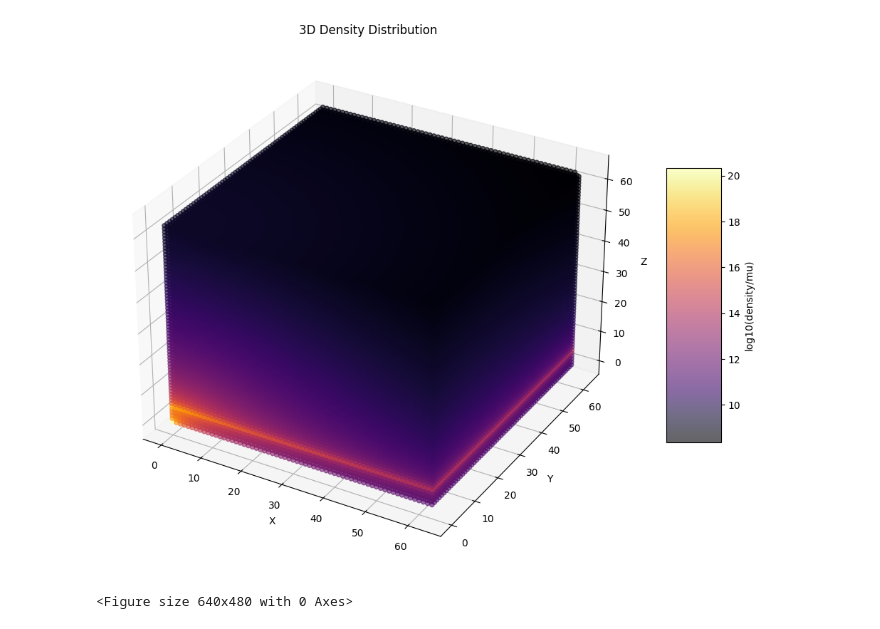
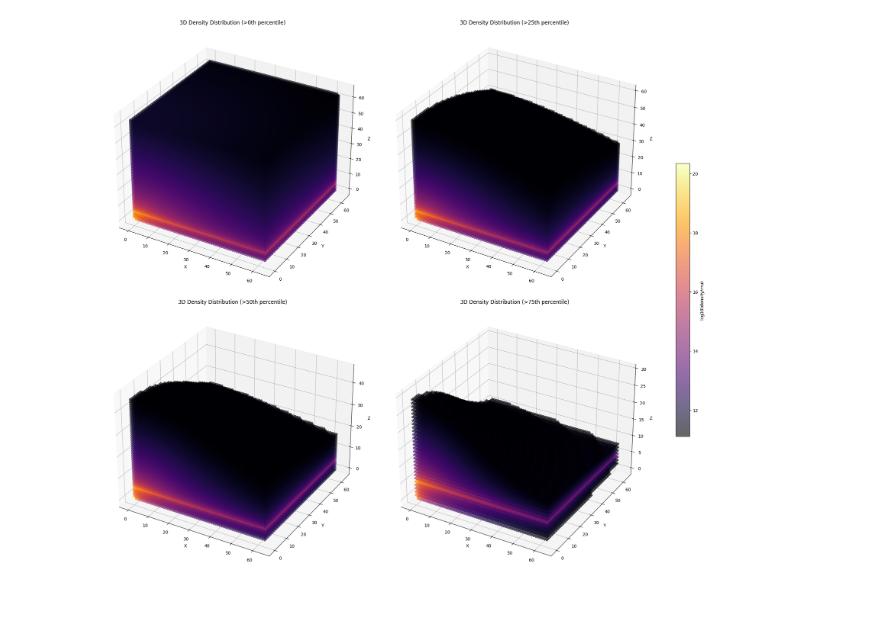
Before and after one commit to K1zum1/AstroWind, a Jupyter notebook: source/density_map.ipynb, the cells around one changed output. Cells and saved outputs as stored; diff of their text form; code cells hidden in the pictures.

Commit message:
density distribution for different thresholds

```diff
--- a/source/density_map.ipynb
+++ b/source/density_map.ipynb
@@ -1,40 +1,33 @@
 # %%
 import numpy as np
 import matplotlib.pyplot as plt
 
-
 wind_density_data = np.loadtxt('parameters/wind_density_output.csv', delimiter=',')
-
-
 data_3d_correct = wind_density_data.reshape(64, 64, 64)
-
-
 mu = 2.3e-24
-
 f_xyz_full = np.log10(data_3d_correct / mu)
-
-
-threshold_full = np.percentile(f_xyz_full, 0)
-
-
 x_full, y_full, z_full = np.indices(f_xyz_full.shape)
 
+percentiles = [0, 25, 50, 75]
 
-mask_full = f_xyz_full > threshold_full
-x_plot_full, y_plot_full, z_plot_full, f_xyz_plot_full = x_full[mask_full], y_full[mask_full], z_full[mask_full], f_xyz_full[mask_full]
+fig, axes = plt.subplots(2, 2, figsize=(20, 18), subplot_kw={'projection': '3d'}, constrained_layout=True)
+axes = axes.flatten()
 
+for i, percentile in enumerate(percentiles):
+    threshold_full = np.percentile(f_xyz_full, percentile)
+    mask_full = f_xyz_full > threshold_full
+    x_plot_full, y_plot_full, z_plot_full = x_full[mask_full], y_full[mask_full], z_full[mask_full]
+    f_xyz_plot_full = f_xyz_full[mask_full]
 
-fig_full = plt.figure(figsize=(12, 10))
-ax_full = fig_full.add_subplot(111, projection='3d')
-scatter = ax_full.scatter(x_plot_full, y_plot_full, z_plot_full, c=f_xyz_plot_full, cmap='inferno', marker='o', alpha=0.6)
-fig_full.colorbar(scatter, shrink=0.5, aspect=5, label='log10(density/mu)')
-ax_full.set_title('3D Density Distribution')
-ax_full.set_xlabel('X')
-ax_full.set_ylabel('Y')
-ax_full.set_zlabel('Z')
+    scatter = axes[i].scatter(x_plot_full, y_plot_full, z_plot_full, c=f_xyz_plot_full, cmap='inferno', marker='o', alpha=0.6)
+    axes[i].set_title(f'3D Density Distribution (>{percentile}th percentile)')
+    axes[i].set_xlabel('X')
+    axes[i].set_ylabel('Y')
+    axes[i].set_zlabel('Z')
+
+fig.colorbar(scatter, ax=axes.ravel().tolist(), shrink=0.5, aspect=20, label='log10(density/mu)')
+
+plt.savefig('3d_density_distributions.png', dpi=300, format='png')
 plt.show()
-plt.savefig('3d.png', dpi=300, format='png')
-plt.show()
 # %% [output]
-[figure, old version]
+[figure, new version]
-<Figure size 640x480 with 0 Axes>
```
Also changed, not shown: 2 other files.
